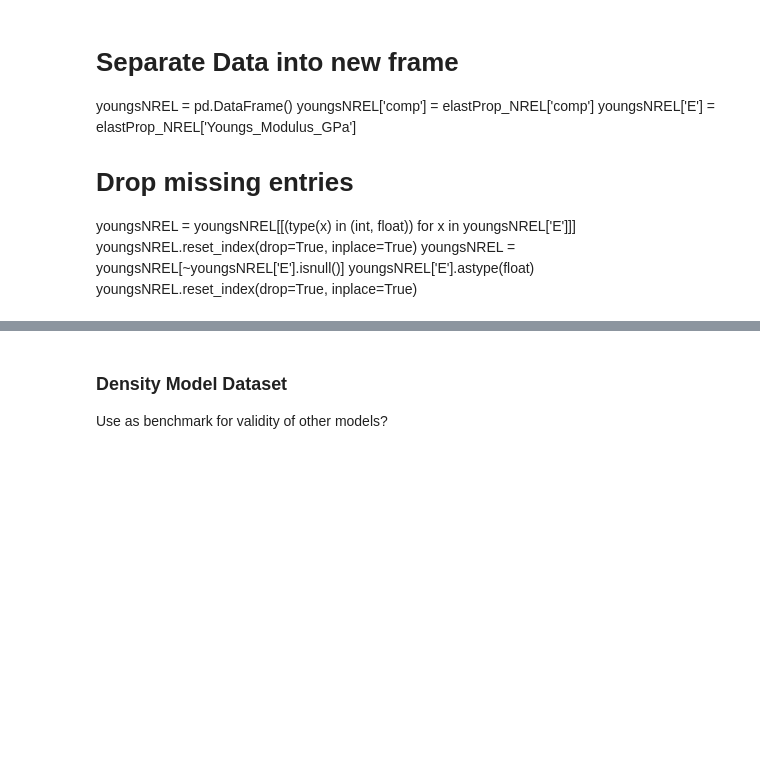
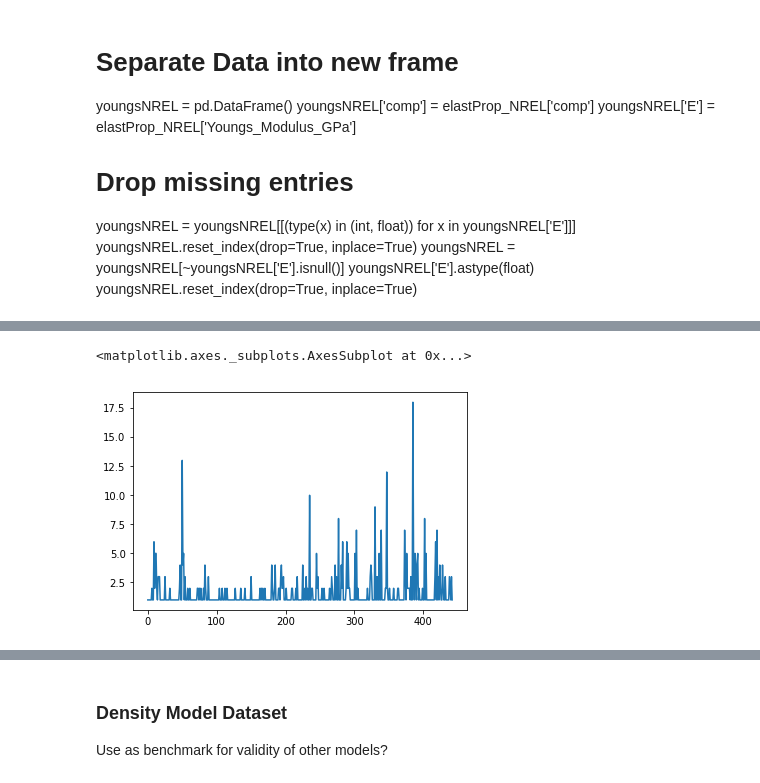
Before and after one commit to tangkong/MechPropModels, a Jupyter notebook: 0_format_merge_data.ipynb, the cells around one changed output, grey strips where cells are left out. Saved outputs shown, nothing was run; the diff lists cells and outputs as text; code cells hidden in the pictures; blank space fills up the shorter version.

```diff
--- a/0_format_merge_data.ipynb
+++ b/0_format_merge_data.ipynb
@@ -40,6 +41,38 @@ def featCleanImpute(Y):
     imp.transform(Y)
     imp2.fit(Y)
     imp.transform(Y)
+# %%
+def genStatsDF(dfOrig):
+    '''
+    Generates a new dataframe that merges duplicate entries, while supplying avg/std/no.
+
+    input: DataFrame with 2 columns, first is composition, second is property
+    output: Datafrme with 4 columns
+
+    '''
+    yDcopy = dfOrig.copy()
+    (col1, col2) = dfOrig.columns
+
+    redList = []
+    cnt=0
+    while ~yDcopy.empty and cnt < len(yDcopy):
+        compTemp = yDcopy[col1][0]
+
+        # difference must be below atol+rtol*mean.
+        dupes = yDcopy[ [x.almost_equals(compTemp) for x in yDcopy[col1]] ]
+
+        tempDict = {col1: compTemp, col2+'_avg': dupes[col2].mean(),
+                    col2+'_std': dupes[col2].std(), 'numSamp': len(dupes)}
+
+        redList.append(tempDict)
+
+        #remove processed entries
+        yDcopy.drop(index=list(dupes.index), inplace=True)
+        yDcopy.reset_index(drop=True, inplace=True)
+        cnt+=1
+
+    reducedDF = pd.DataFrame(redList)
+    return reducedDF
 # %% [markdown]
 # Import and Format datasets
 # %%
@@ -93,4 +164,2 @@ print('{} entries remaining'.format(len(dfSLAC)))
-# %%
-dfSLAC['compStr'] = dfSLAC['comp'].apply(lambda x: x.reduced_formula)
 # %%
 dfSLAC.head()
@@ -200,0 +291,4 @@ dupes
+# %%
+%%time
+youngsReduced = genStatsDF(youngsData)
+youngsReduced.head()
@@ -200,0 +297,5 @@ dupes
+# %%
+youngsReduced['numSamp'].plot()
+# %% [output]
+<matplotlib.axes._subplots.AxesSubplot at 0x...>
+[figure, added]
```
Also changed, not shown: parts of 58 cells of this notebook, 19 other files.
